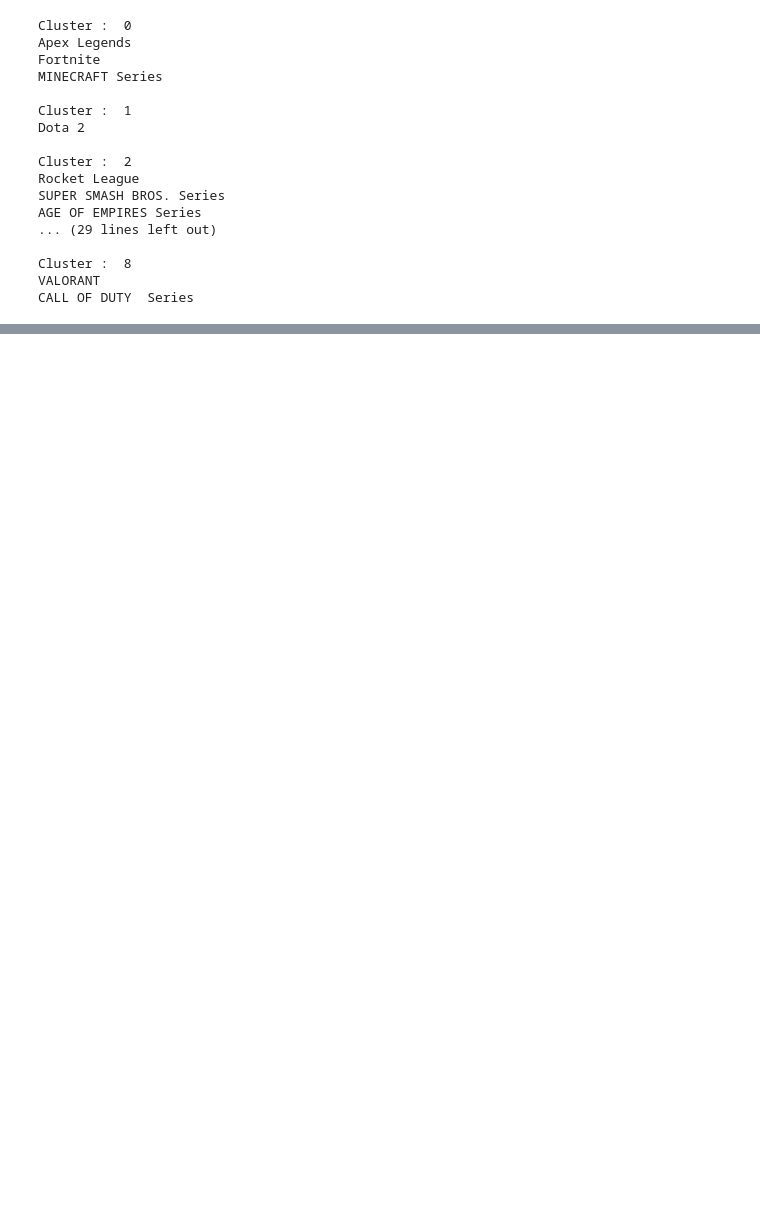
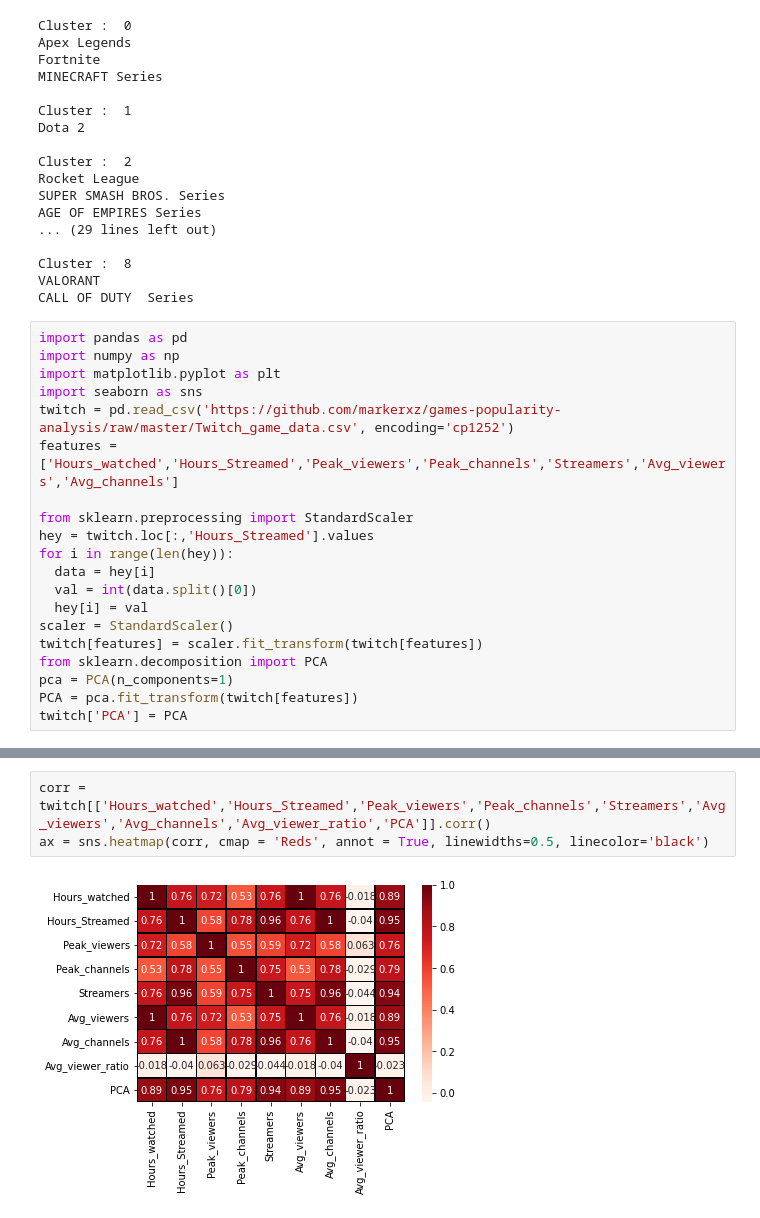
Before and after one commit to markerxz/games-popularity-analysis, a Jupyter notebook: esp.ipynb, the cells around one changed output, grey strips where cells are left out. Drawn from its saved outputs; the diff is of its cells as text; blank space fills up the shorter version.

```diff
--- a/esp.ipynb
+++ b/esp.ipynb
@@ -1092,3 +1092,23 @@ AGE OF EMPIRES Series
 Cluster :  8
 VALORANT
 CALL OF DUTY  Series
+# %%
+import pandas as pd
+import numpy as np
+import matplotlib.pyplot as plt
+import seaborn as sns
+twitch = pd.read_csv('https://github.com/markerxz/games-popularity-analysis/raw/master/Twitch_game_data.csv', encoding='cp1252')
+features = ['Hours_watched','Hours_Streamed','Peak_viewers','Peak_channels','Streamers','Avg_viewers','Avg_channels']
+
+from sklearn.preprocessing import StandardScaler
+hey = twitch.loc[:,'Hours_Streamed'].values
+for i in range(len(hey)):
+  data = hey[i]
+  val = int(data.split()[0])
+  hey[i] = val
+scaler = StandardScaler()
+twitch[features] = scaler.fit_transform(twitch[features])
+from sklearn.decomposition import PCA
+pca = PCA(n_components=1)
+PCA = pca.fit_transform(twitch[features])
+twitch['PCA'] = PCA
@@ -1094,0 +1131,5 @@ CALL OF DUTY  Series
+# %%
+corr = twitch[['Hours_watched','Hours_Streamed','Peak_viewers','Peak_channels','Streamers','Avg_viewers','Avg_channels','Avg_viewer_ratio','PCA']].corr()
+ax = sns.heatmap(corr, cmap = 'Reds', annot = True, linewidths=0.5, linecolor='black')
+# %% [output]
+[figure, added]
```
Also changed, not shown: parts of 5 cells of this notebook.
